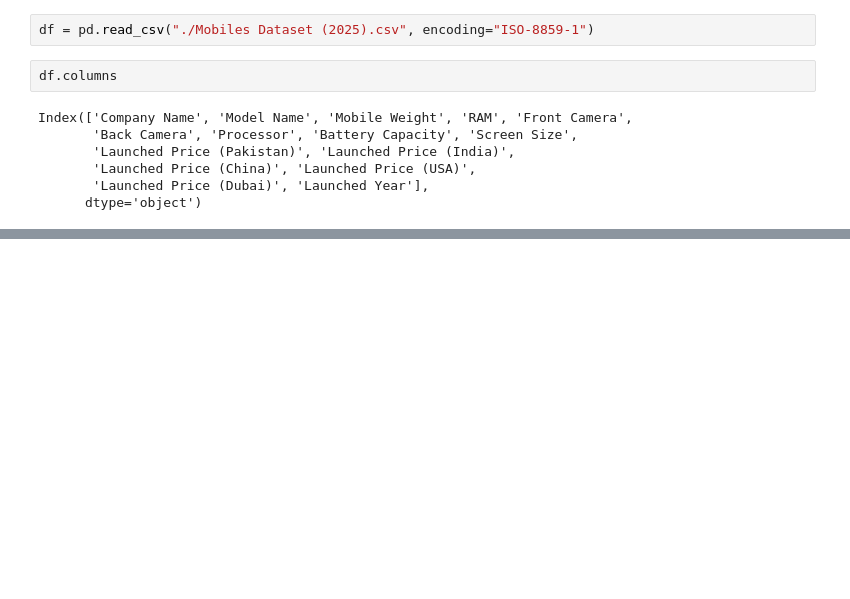
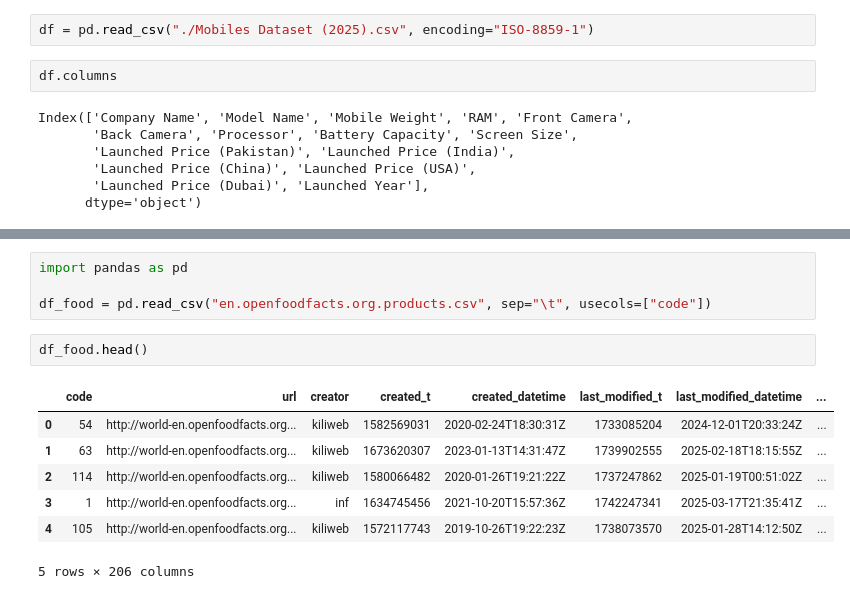
Before and after one commit to deMartino1908303/Dataset-Scouting, a Jupyter notebook: Dataset_test.ipynb, the cells around one changed output, grey strips where cells are left out. Drawn from its saved outputs; the diff is of its cells as text; blank space fills up the shorter version.

```diff
--- a/Dataset_test.ipynb
+++ b/Dataset_test.ipynb
@@ -28,0 +78,14 @@ Index(['Company Name', 'Model Name', 'Mobile Weight', 'RAM', 'Front Camera',
+# %%
+import pandas as pd
+
+df_food = pd.read_csv("en.openfoodfacts.org.products.csv", sep="\t", usecols=["code"])
+# %%
+df_food.head()
+# %% [output]
+|  | code | url | creator | created_t | created_datetime | last_modified_t | last_modified_datetime | ... |
+| 0 | 54 | http://world-en.openfoodfacts.org... | kiliweb | 1582569031 | 2020-02-24T18:30:31Z | 1733085204 | 2024-12-01T20:33:24Z | ... |
+| 1 | 63 | http://world-en.openfoodfacts.org... | kiliweb | 1673620307 | 2023-01-13T14:31:47Z | 1739902555 | 2025-02-18T18:15:55Z | ... |
+| 2 | 114 | http://world-en.openfoodfacts.org... | kiliweb | 1580066482 | 2020-01-26T19:21:22Z | 1737247862 | 2025-01-19T00:51:02Z | ... |
+| 3 | 1 | http://world-en.openfoodfacts.org... | inf | 1634745456 | 2021-10-20T15:57:36Z | 1742247341 | 2025-03-17T21:35:41Z | ... |
+| 4 | 105 | http://world-en.openfoodfacts.org... | kiliweb | 1572117743 | 2019-10-26T19:22:23Z | 1738073570 | 2025-01-28T14:12:50Z | ... |
+5 rows × 206 columns
```
Also changed, not shown: parts of 16 cells of this notebook, 1 other file.
